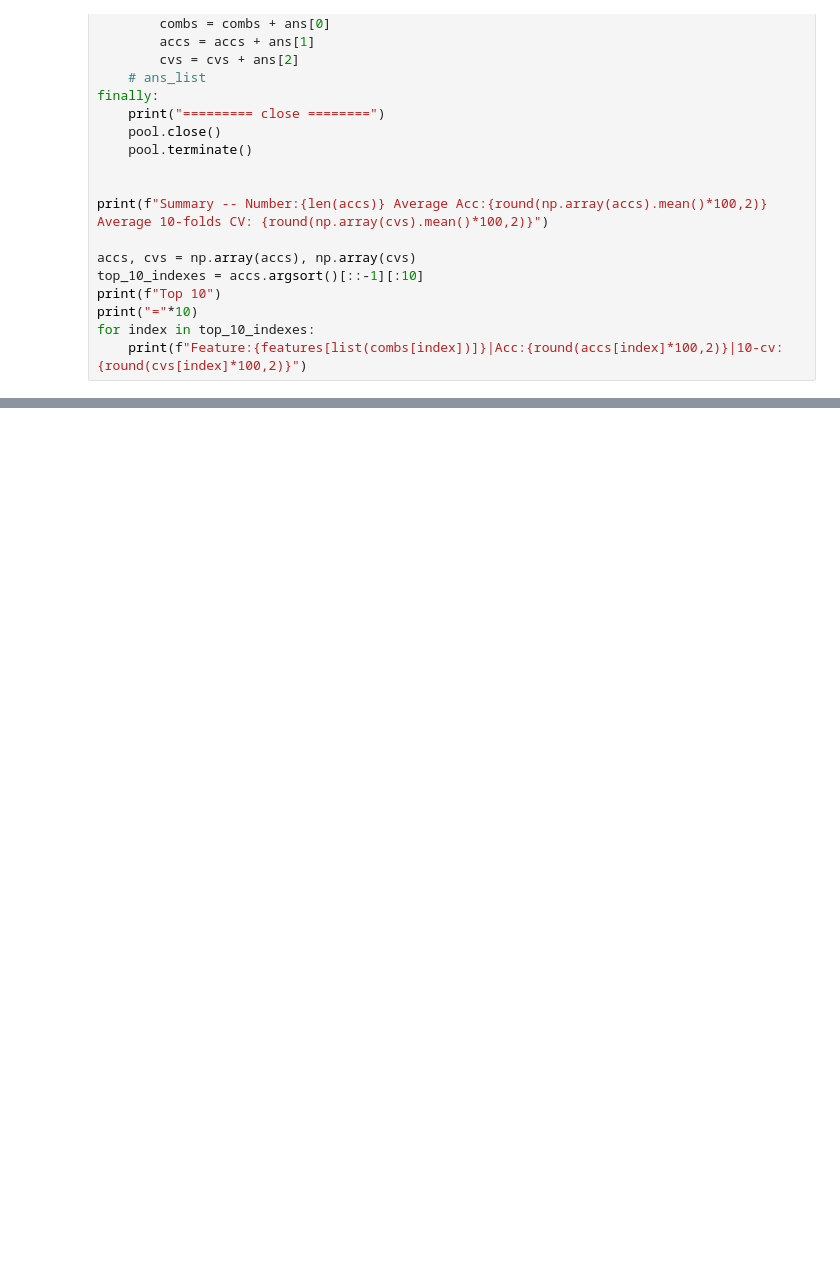
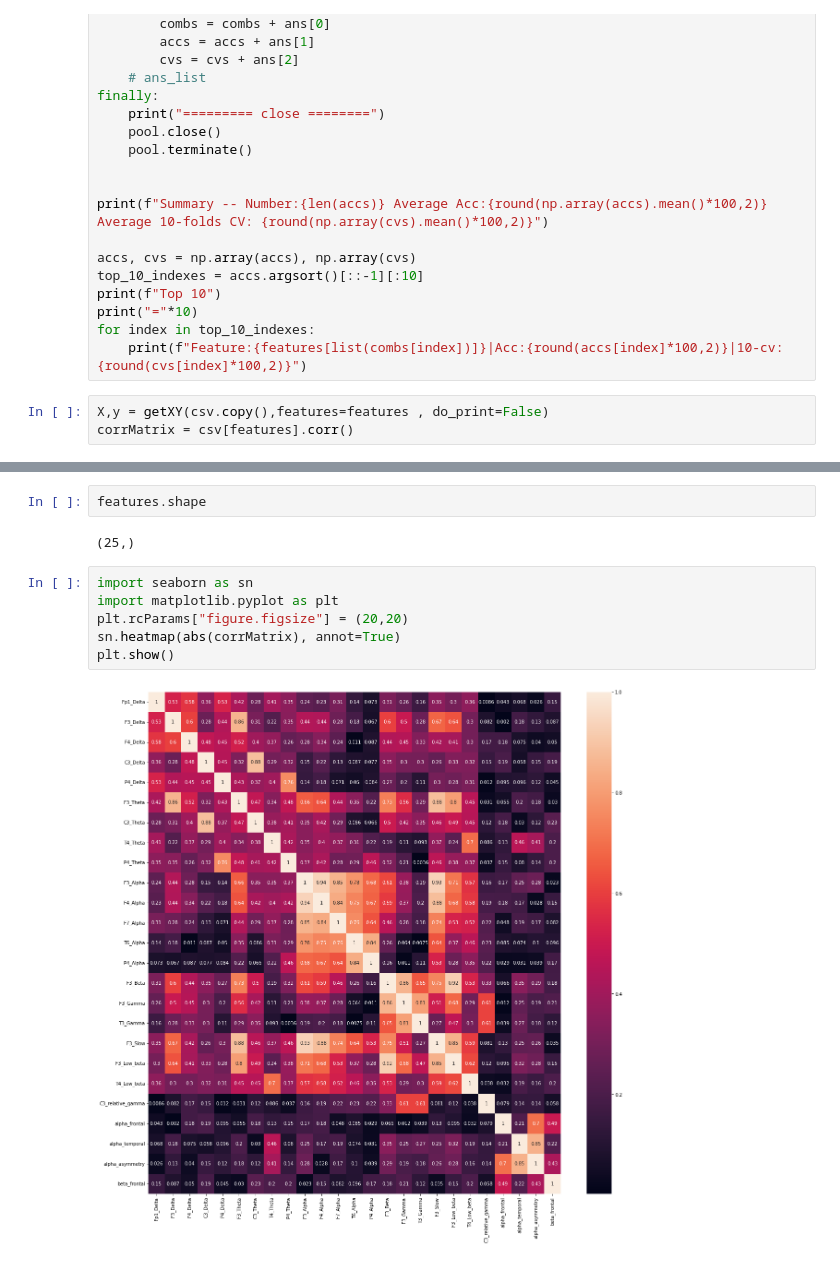
Before and after one commit to akraradets/EEG_ChronicStress, a Jupyter notebook: 2-ChronicStress/7_4-classify-t-test.ipynb, the cells around one changed output, grey strips where cells are left out. Drawn from its saved outputs; the diff is of its cells as text; blank space fills up the shorter version.

```diff
--- a/2-ChronicStress/7_4-classify-t-test.ipynb
+++ b/2-ChronicStress/7_4-classify-t-test.ipynb
@@ -509,3 +513,6 @@ print(f"Top 10")
 print("="*10)
 for index in top_10_indexes:
     print(f"Feature:{features[list(combs[index])]}|Acc:{round(accs[index]*100,2)}|10-cv:{round(cvs[index]*100,2)}")
+# %%
+X,y = getXY(csv.copy(),features=features , do_print=False)
+corrMatrix = csv[features].corr()
@@ -511,0 +541,12 @@ for index in top_10_indexes:
+# %%
+features.shape
+# %% [output]
+(25,)
+# %%
+import seaborn as sn
+import matplotlib.pyplot as plt
+plt.rcParams["figure.figsize"] = (20,20)
+sn.heatmap(abs(corrMatrix), annot=True)
+plt.show()
+# %% [output]
+[figure, added]
```
Also changed, not shown: parts of 8 cells of this notebook, 3 other files.
